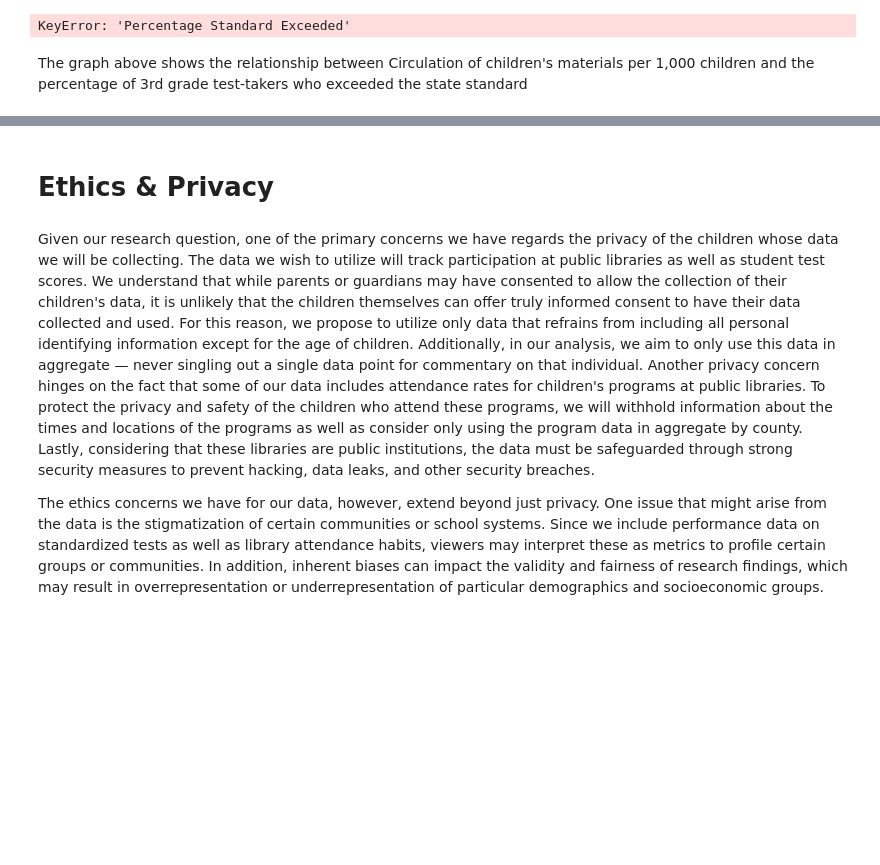
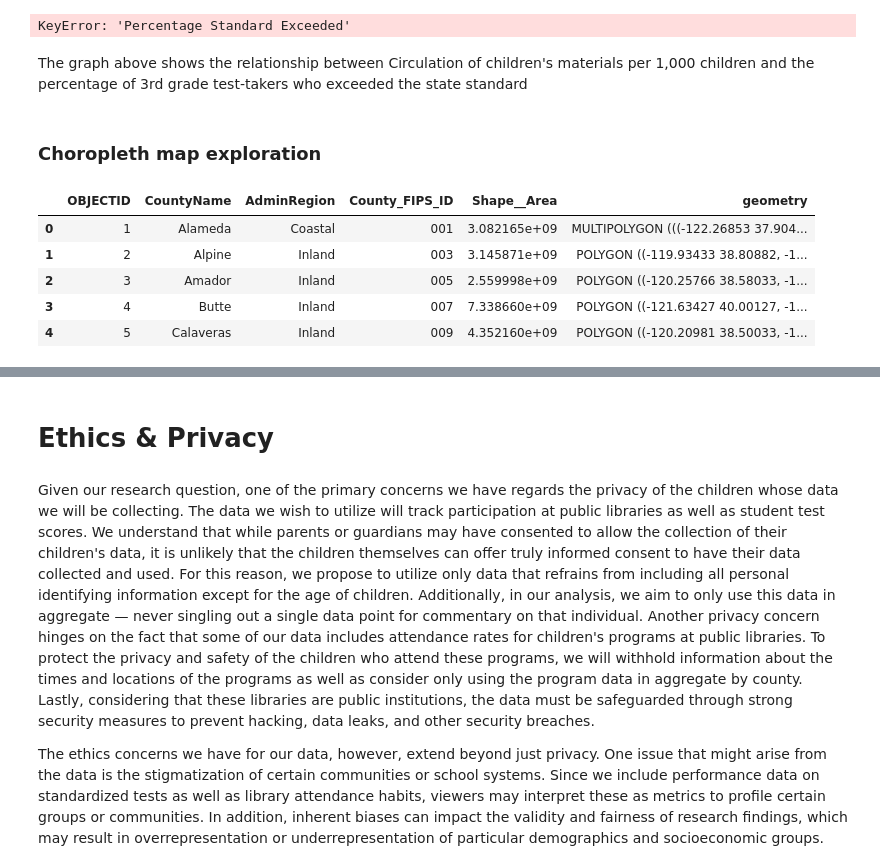
Before and after one commit to KaitlynChou/COGS-108-Project, a Jupyter notebook: EDACheckpoint_Group057_WI24.ipynb, the cells around one changed output, grey strips where cells are left out. Cells and saved outputs as stored; diff of their text form; code cells hidden in the pictures; blank space fills up the shorter version.

Commit message:
Choropleth map exploration

```diff
--- a/EDACheckpoint_Group057_WI24.ipynb
+++ b/EDACheckpoint_Group057_WI24.ipynb
@@ -495,3 +495,26 @@ sns.scatterplot(x='Circ. Childrens Materials Per 1k Children', y='Percentage Sta
 KeyError: 'Percentage Standard Exceeded'
 # %% [markdown]
 The graph above shows the relationship between Circulation of children's materials per 1,000 children and the percentage of 3rd grade test-takers who exceeded the state standard
+# %% [markdown]
+### Choropleth map exploration
+# %%
+#import
+import geopandas as gpd
+import seaborn as sns
+import matplotlib.pyplot as plt
+plt.rcParams['figure.figsize'] = (17, 5)
+plt.rcParams.update({'font.size': 16})
+from mpl_toolkits.axes_grid1 import make_axes_locatable
+
+
+#read in geoJSON file, remove unnecessary columns (not sure if we need OBJECTID or AdminRegion though)
+ca_counties_FIPS = gpd.read_file('https://gis-calema.opendata.arcgis.com/datasets/59d92c1bf84a438d83f78465dce02c61_0.geojson?outSR=%7B%22latestWkid%22%3A3857%2C%22wkid%22%3A102100%7D')
+ca_counties_FIPS = ca_counties_FIPS[['OBJECTID', 'CountyName', 'AdminRegion', 'County_FIPS_ID', 'Shape__Area', 'geometry']]
+ca_counties_FIPS.head()
+# %% [output]
+|  | OBJECTID | CountyName | AdminRegion | County_FIPS_ID | Shape__Area | geometry |
+| 0 | 1 | Alameda | Coastal | 001 | 3.082165e+09 | MULTIPOLYGON (((-122.26853 37.904... |
+| 1 | 2 | Alpine | Inland | 003 | 3.145871e+09 | POLYGON ((-119.93433 38.80882, -1... |
+| 2 | 3 | Amador | Inland | 005 | 2.559998e+09 | POLYGON ((-120.25766 38.58033, -1... |
+| 3 | 4 | Butte | Inland | 007 | 7.338660e+09 | POLYGON ((-121.63427 40.00127, -1... |
+| 4 | 5 | Calaveras | Inland | 009 | 4.352160e+09 | POLYGON ((-120.20981 38.50033, -1... |
```
Also changed, not shown: parts of 4 cells of this notebook.
